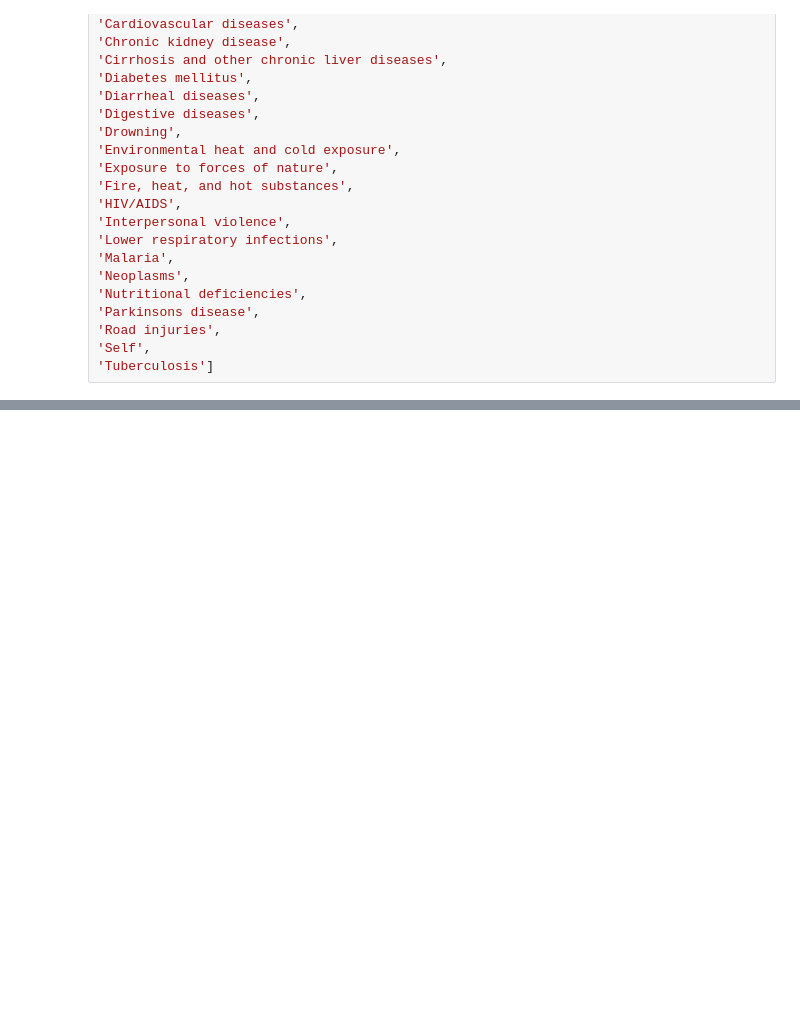
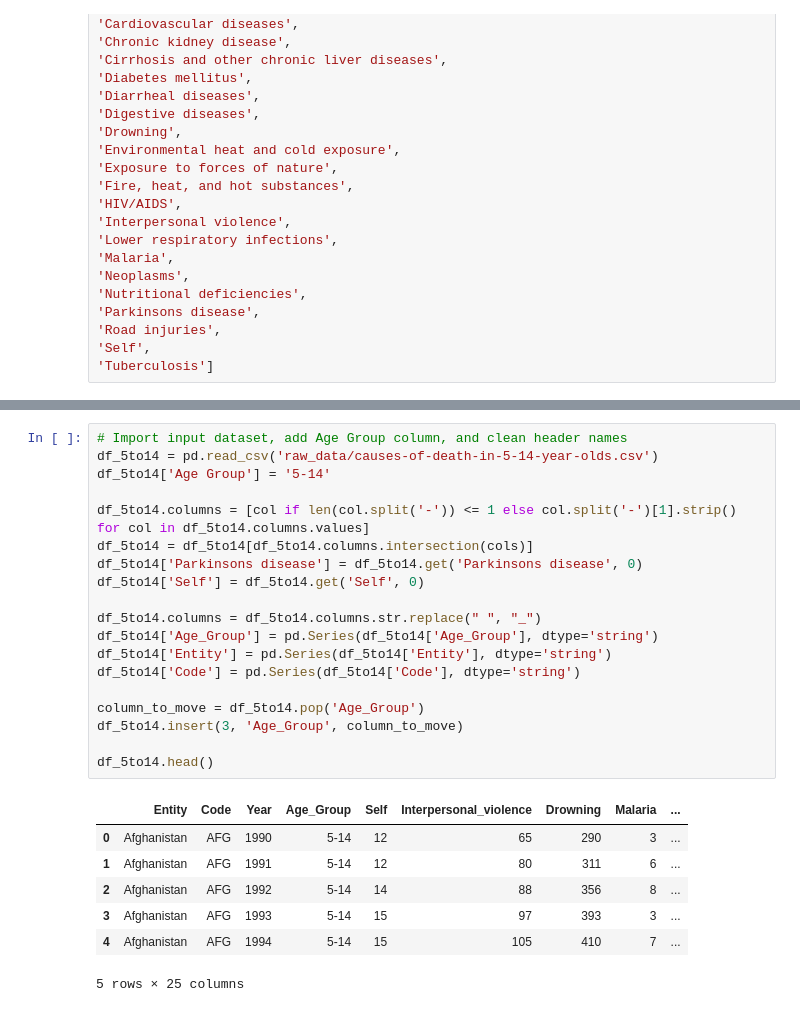
Before and after one commit to chgallegos/CAPSTONE-mortality-prediction, a Jupyter notebook: SQL/create_db_tables.ipynb, the cells around one changed output, grey strips where cells are left out. Saved outputs shown, nothing was run; the diff lists cells and outputs as text; blank space fills up the shorter version.

```diff
--- a/SQL/create_db_tables.ipynb
+++ b/SQL/create_db_tables.ipynb
@@ -49,0 +84,27 @@ cols = ['Entity',
+# %%
+# Import input dataset, add Age Group column, and clean header names
+df_5to14 = pd.read_csv('raw_data/causes-of-death-in-5-14-year-olds.csv')
+df_5to14['Age Group'] = '5-14'
+
+df_5to14.columns = [col if len(col.split('-')) <= 1 else col.split('-')[1].strip() for col in df_5to14.columns.values]
+df_5to14 = df_5to14[df_5to14.columns.intersection(cols)]
+df_5to14['Parkinsons disease'] = df_5to14.get('Parkinsons disease', 0)
+df_5to14['Self'] = df_5to14.get('Self', 0)
+
+df_5to14.columns = df_5to14.columns.str.replace(" ", "_")
+df_5to14['Age_Group'] = pd.Series(df_5to14['Age_Group'], dtype='string')
+df_5to14['Entity'] = pd.Series(df_5to14['Entity'], dtype='string')
+df_5to14['Code'] = pd.Series(df_5to14['Code'], dtype='string')
+
+column_to_move = df_5to14.pop('Age_Group')
+df_5to14.insert(3, 'Age_Group', column_to_move)
+
+df_5to14.head()
+# %% [output]
+|  | Entity | Code | Year | Age_Group | Self | Interpersonal_violence | Drowning | Malaria | ... |
+| 0 | Afghanistan | AFG | 1990 | 5-14 | 12 | 65 | 290 | 3 | ... |
+| 1 | Afghanistan | AFG | 1991 | 5-14 | 12 | 80 | 311 | 6 | ... |
+| 2 | Afghanistan | AFG | 1992 | 5-14 | 14 | 88 | 356 | 8 | ... |
+| 3 | Afghanistan | AFG | 1993 | 5-14 | 15 | 97 | 393 | 3 | ... |
+| 4 | Afghanistan | AFG | 1994 | 5-14 | 15 | 105 | 410 | 7 | ... |
+5 rows × 25 columns
```
Also changed, not shown: parts of 10 cells of this notebook.
